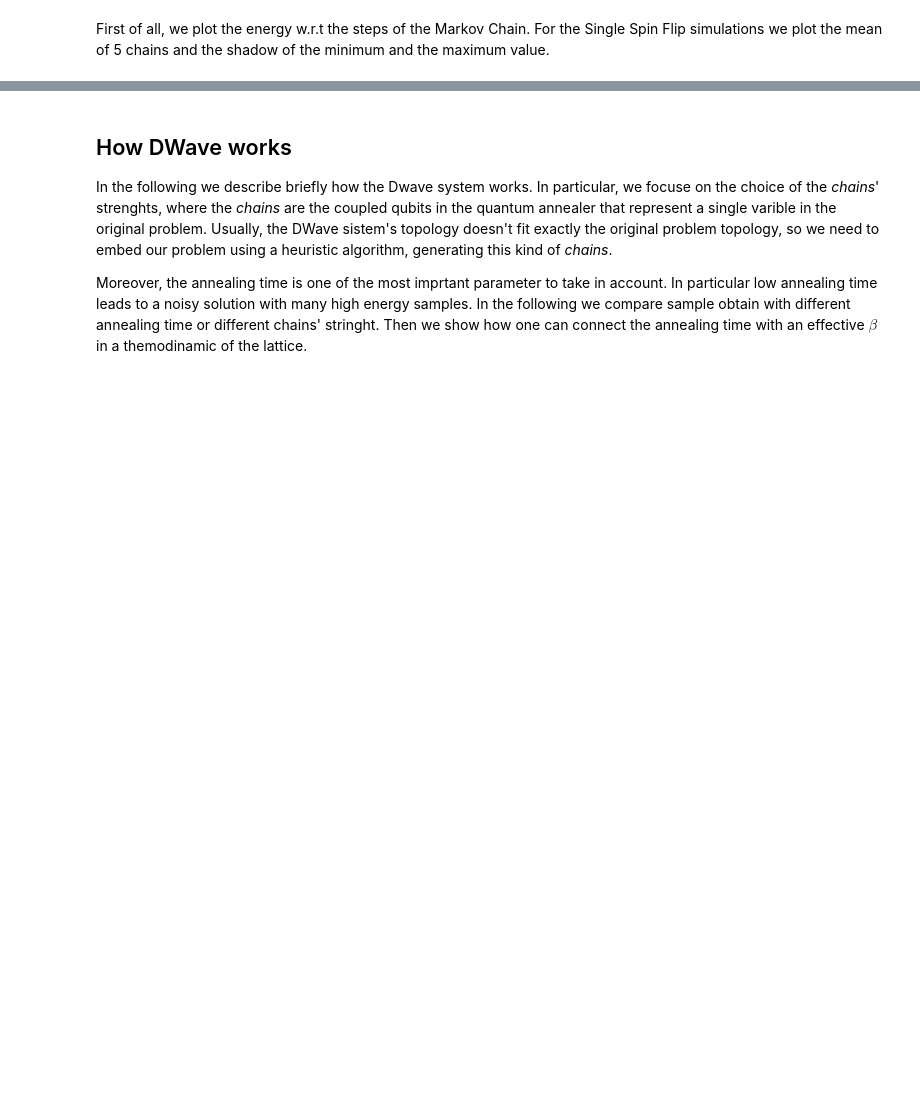
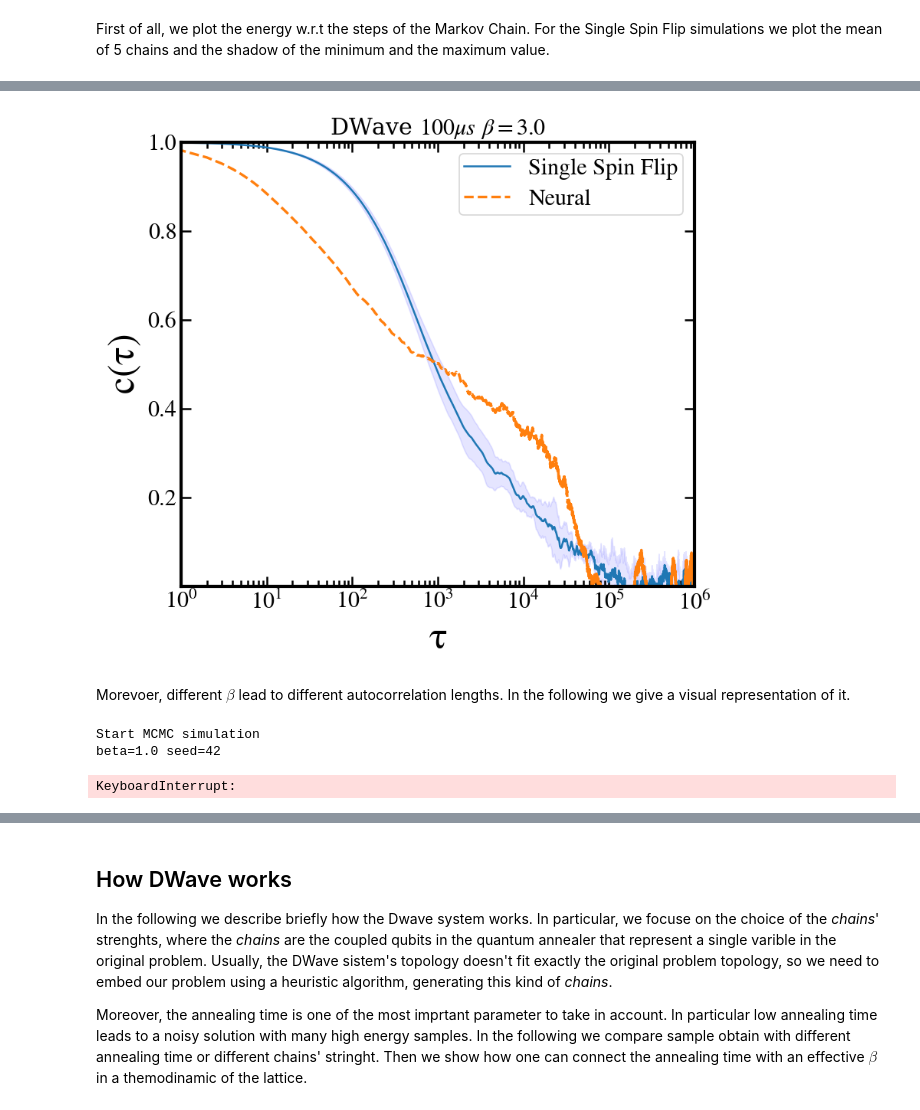
Before and after one commit to gscriva/n-mcmc, a Jupyter notebook: for_paper.ipynb, the cells around one changed output, grey strips where cells are left out. Drawn from its saved outputs; the diff is of its cells as text; code cells hidden in the pictures; blank space fills up the shorter version.

```diff
--- a/for_paper.ipynb
+++ b/for_paper.ipynb
@@ -68,0 +143,14 @@ First of all, we plot the energy w.r.t the steps of the Markov Chain. For the Si
+# %%
+skip=8000000
+
+acs = []
+for i in range(len(engs_single)):
+    acs.append(acf(engs_single[i][skip:], nlags=engs_single[0].shape[0] - skip, fft=True))
+ac_neural = acf(eng_neural, nlags=eng_neural.shape[0], fft=True)
+acs = np.asarray(acs)
+# %%
+plt_acf(acs, "Single Spin Flip", ac_neural, "Neural", xlim=(1,1000000), ylim=(0.0001, 1), title=r"DWave $100 \mu s$ $\beta=3.0$")
+# %% [output]
+[figure, added]
+# %% [markdown]
+Morevoer, different $\beta$ lead to different autocorrelation lengths. In the following we give a visual representation of it.
@@ -68,0 +161,13 @@ First of all, we plot the energy w.r.t the steps of the Markov Chain. For the Si
+# %%
+betas_eng_single = []
+betas_sample_single = []
+for b in betas:
+    sample, eng = single_spin_flip(spins, b, steps, couplings_path, sweeps=1, disable_bar=False)
+    betas_sample_single.append(sample)
+    betas_eng_single.append(eng)
+betas_sample_single = np.asarray(betas_sample_single)
+betas_eng_single = np.asarray(betas_eng_single) / spins
+# %% [output]
+Start MCMC simulation
+beta=1.0 seed=42
+KeyboardInterrupt:
```
Also changed, not shown: parts of 43 cells of this notebook.
